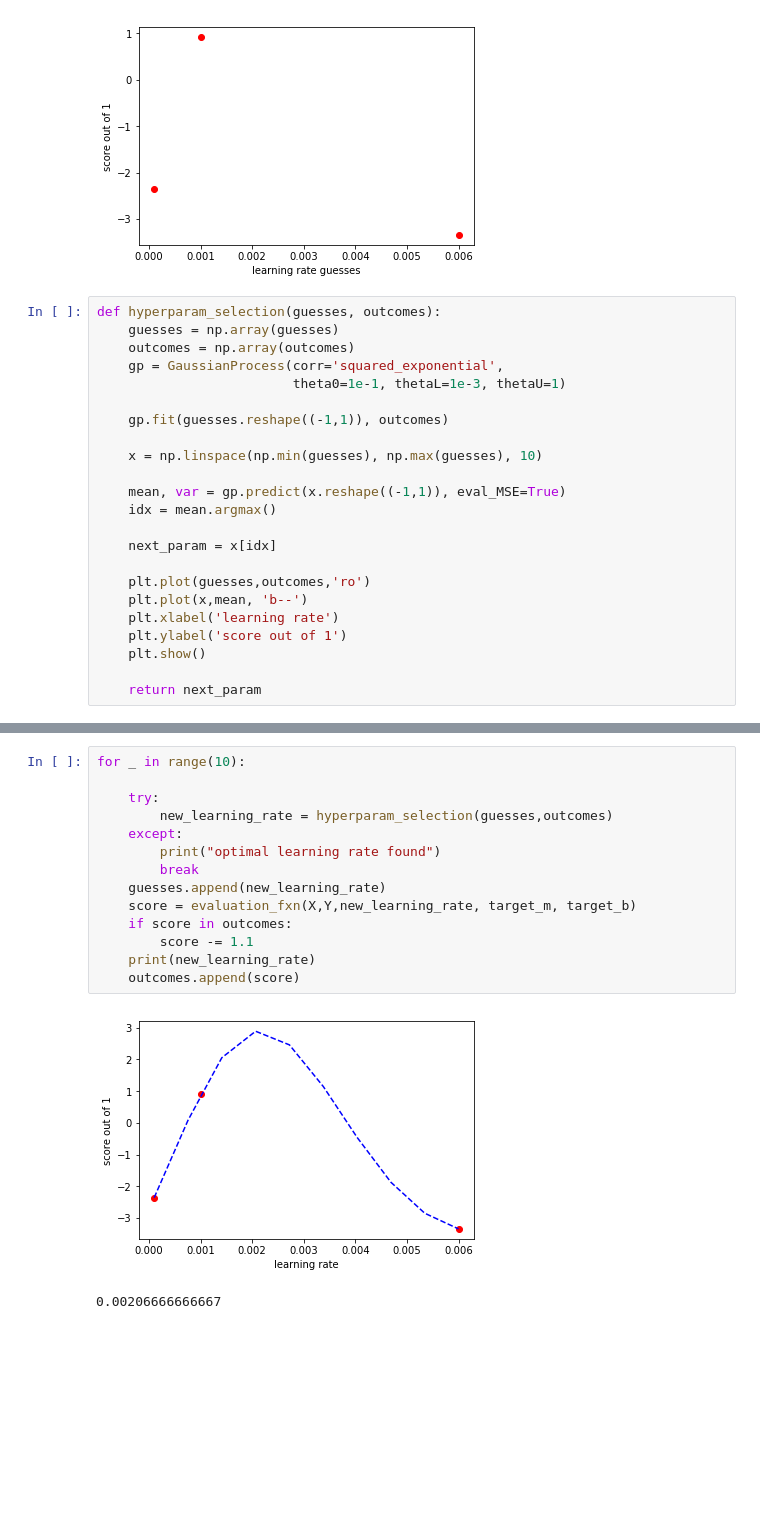
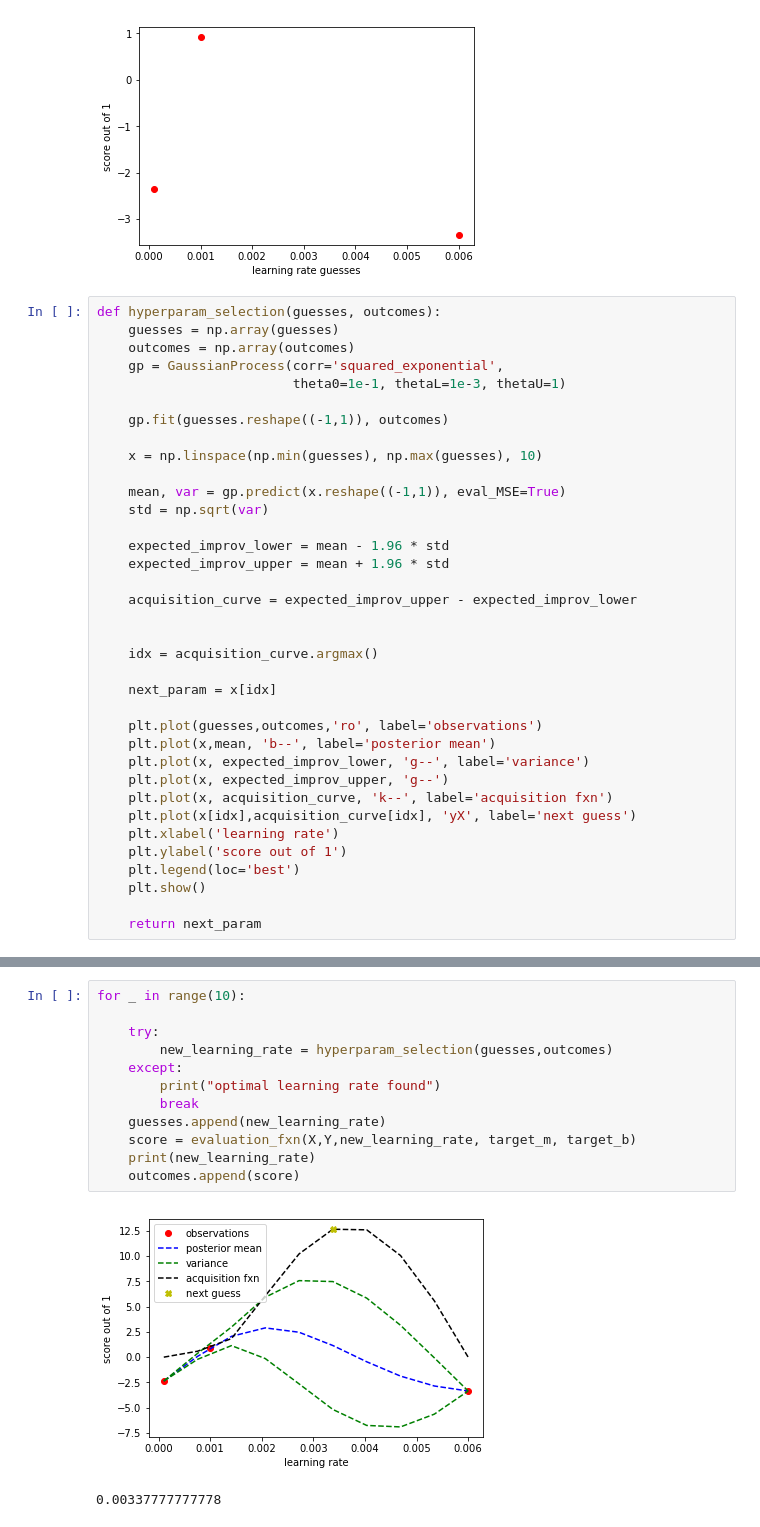
Before and after one commit to 21eleven/math-of-intelligence, a Jupyter notebook: hyperparameter_optimization/bayesian_optimization_for_nn_based_lin_reg_of_BTC_price_data.ipynb, the cells around one changed output, grey strips where cells are left out. Cells and saved outputs as stored; diff of their text form; blank space fills up the shorter version.

```diff
--- a/hyperparameter_optimization/bayesian_optimization_for_nn_based_lin_reg_of_BTC_price_data.ipynb
+++ b/hyperparameter_optimization/bayesian_optimization_for_nn_based_lin_reg_of_BTC_price_data.ipynb
@@ -182,14 +180,27 @@ def hyperparam_selection(guesses, outcomes):
     x = np.linspace(np.min(guesses), np.max(guesses), 10)
 
     mean, var = gp.predict(x.reshape((-1,1)), eval_MSE=True)
-    idx = mean.argmax()
+    std = np.sqrt(var)
+
+    expected_improv_lower = mean - 1.96 * std
+    expected_improv_upper = mean + 1.96 * std
+
+    acquisition_curve = expected_improv_upper - expected_improv_lower
+
+
+    idx = acquisition_curve.argmax()
 
     next_param = x[idx]
 
-    plt.plot(guesses,outcomes,'ro')
-    plt.plot(x,mean, 'b--')
+    plt.plot(guesses,outcomes,'ro', label='observations')
+    plt.plot(x,mean, 'b--', label='posterior mean')
+    plt.plot(x, expected_improv_lower, 'g--', label='variance')
+    plt.plot(x, expected_improv_upper, 'g--')
+    plt.plot(x, acquisition_curve, 'k--', label='acquisition fxn')
+    plt.plot(x[idx],acquisition_curve[idx], 'yX', label='next guess')
     plt.xlabel('learning rate')
     plt.ylabel('score out of 1')
+    plt.legend(loc='best')
     plt.show()
 
     return next_param
@@ -201,17 +212,15 @@ hyperparam_selection(guesses,outcomes)
 # %%
 for _ in range(10):
 
     try:
         new_learning_rate = hyperparam_selection(guesses,outcomes)
     except:
         print("optimal learning rate found")
         break
     guesses.append(new_learning_rate)
     score = evaluation_fxn(X,Y,new_learning_rate, target_m, target_b)
-    if score in outcomes:
-        score -= 1.1
     print(new_learning_rate)
     outcomes.append(score)
 # %% [output]
-[figure, old version]
+[figure, new version]
-0.00206666666667
+0.00337777777778
```
Also changed, not shown: parts of 4 cells of this notebook.
